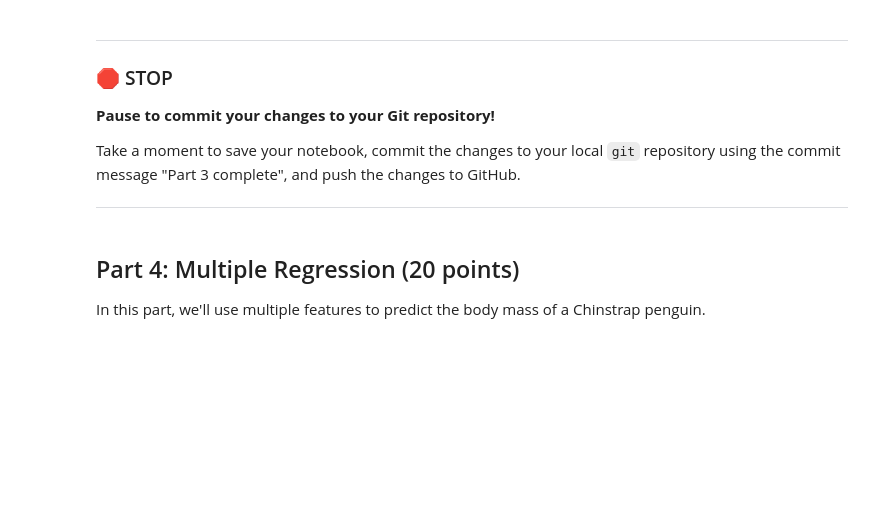
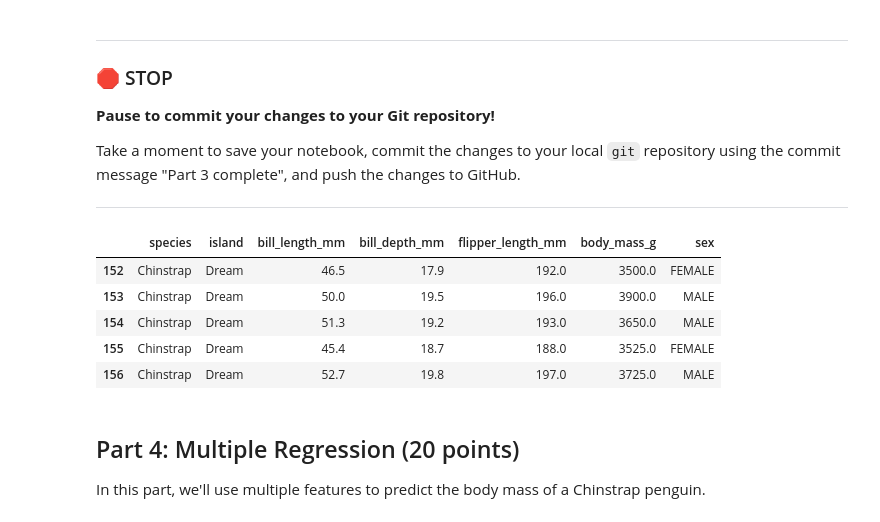
Before and after one commit to BraydenDillon/CMSE202-f23-turnin, a Jupyter notebook: hw-03/HW-03_Regression-STUDENT.ipynb, the cells around one changed output. Drawn from its saved outputs; the diff is of its cells as text; code cells hidden in the pictures; blank space fills up the shorter version.

```diff
--- a/hw-03/HW-03_Regression-STUDENT.ipynb
+++ b/hw-03/HW-03_Regression-STUDENT.ipynb
@@ -365,6 +341,15 @@ FileNotFoundError: [Errno 2] No such file or directory
 Take a moment to save your notebook, commit the changes to your local `git` repository using the commit message "Part 3 complete", and push the changes to GitHub.
 
 ---
+# %%
+chinstrap.head()
+# %% [output]
+|  | species | island | bill_length_mm | bill_depth_mm | flipper_length_mm | body_mass_g | sex |
+| 152 | Chinstrap | Dream | 46.5 | 17.9 | 192.0 | 3500.0 | FEMALE |
+| 153 | Chinstrap | Dream | 50.0 | 19.5 | 196.0 | 3900.0 | MALE |
+| 154 | Chinstrap | Dream | 51.3 | 19.2 | 193.0 | 3650.0 | MALE |
+| 155 | Chinstrap | Dream | 45.4 | 18.7 | 188.0 | 3525.0 | FEMALE |
+| 156 | Chinstrap | Dream | 52.7 | 19.8 | 197.0 | 3725.0 | MALE |
 # %% [markdown]
 ## Part 4: Multiple Regression (20 points)
 
```
Also changed, not shown: parts of 14 cells of this notebook.
